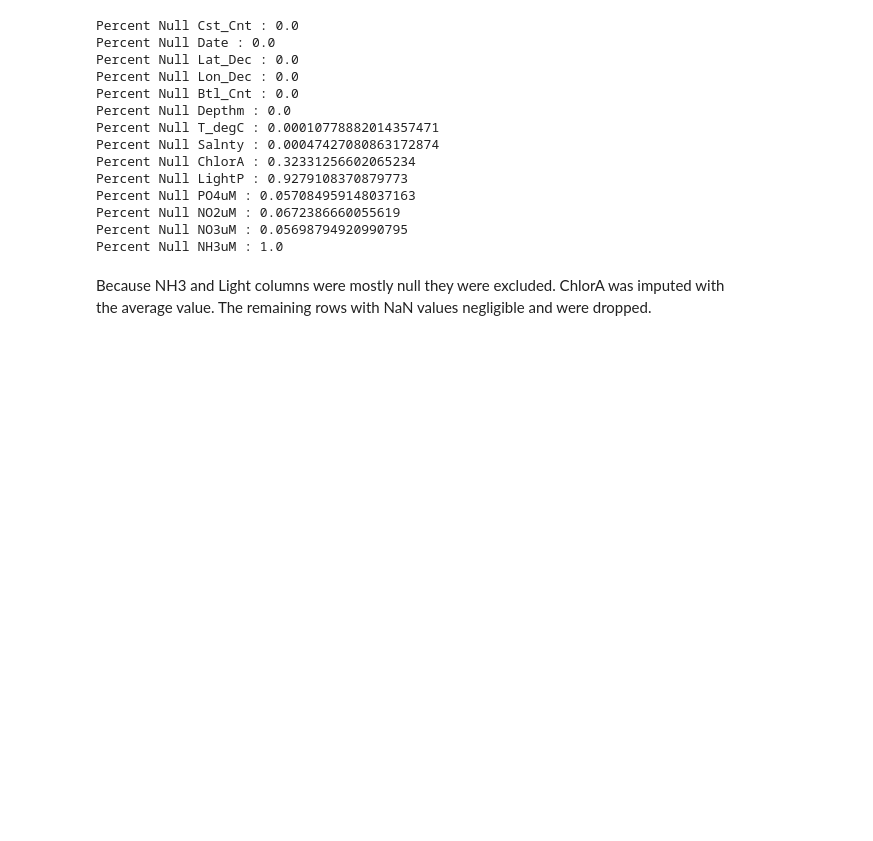
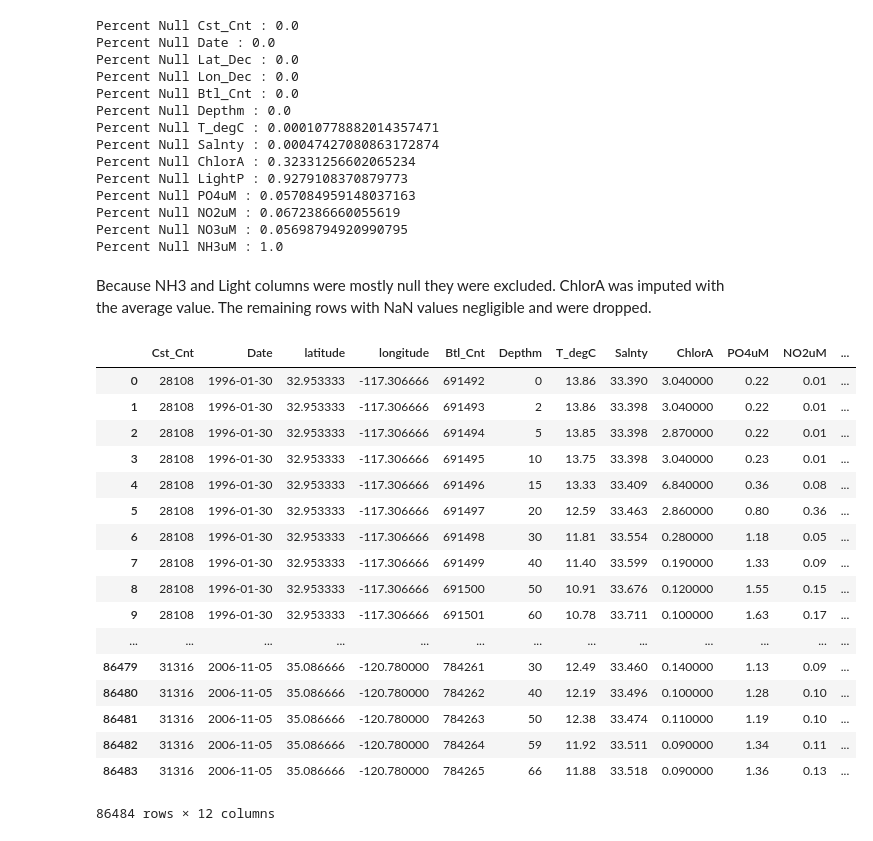
Before and after one commit to ChristianTaruc/CalCOFI-Hackathon, a Jupyter notebook: Data_editing.ipynb, the cells around one changed output. Cells and saved outputs as stored; diff of their text form; code cells hidden in the pictures; blank space fills up the shorter version.

```diff
--- a/Data_editing.ipynb
+++ b/Data_editing.ipynb
@@ -115,0 +116,23 @@ cst_b.rename(columns = {'Lat_Dec': 'latitude', 'Lon_Dec':'longitude'}).to_csv('D
+# %%
+cst_b = pd.read_csv('Datasets/processed/cst_btl_FinalDataset.csv')
+# %%
+cst_b
+# %% [output]
+|  | Cst_Cnt | Date | latitude | longitude | Btl_Cnt | Depthm | T_degC | Salnty | ChlorA | PO4uM | NO2uM | ... |
+| 0 | 28108 | 1996-01-30 | 32.953333 | -117.306666 | 691492 | 0 | 13.86 | 33.390 | 3.040000 | 0.22 | 0.01 | ... |
+| 1 | 28108 | 1996-01-30 | 32.953333 | -117.306666 | 691493 | 2 | 13.86 | 33.398 | 3.040000 | 0.22 | 0.01 | ... |
+| 2 | 28108 | 1996-01-30 | 32.953333 | -117.306666 | 691494 | 5 | 13.85 | 33.398 | 2.870000 | 0.22 | 0.01 | ... |
+| 3 | 28108 | 1996-01-30 | 32.953333 | -117.306666 | 691495 | 10 | 13.75 | 33.398 | 3.040000 | 0.23 | 0.01 | ... |
+| 4 | 28108 | 1996-01-30 | 32.953333 | -117.306666 | 691496 | 15 | 13.33 | 33.409 | 6.840000 | 0.36 | 0.08 | ... |
+| 5 | 28108 | 1996-01-30 | 32.953333 | -117.306666 | 691497 | 20 | 12.59 | 33.463 | 2.860000 | 0.80 | 0.36 | ... |
+| 6 | 28108 | 1996-01-30 | 32.953333 | -117.306666 | 691498 | 30 | 11.81 | 33.554 | 0.280000 | 1.18 | 0.05 | ... |
+| 7 | 28108 | 1996-01-30 | 32.953333 | -117.306666 | 691499 | 40 | 11.40 | 33.599 | 0.190000 | 1.33 | 0.09 | ... |
+| 8 | 28108 | 1996-01-30 | 32.953333 | -117.306666 | 691500 | 50 | 10.91 | 33.676 | 0.120000 | 1.55 | 0.15 | ... |
+| 9 | 28108 | 1996-01-30 | 32.953333 | -117.306666 | 691501 | 60 | 10.78 | 33.711 | 0.100000 | 1.63 | 0.17 | ... |
+| ... | ... | ... | ... | ... | ... | ... | ... | ... | ... | ... | ... | ... |
+| 86479 | 31316 | 2006-11-05 | 35.086666 | -120.780000 | 784261 | 30 | 12.49 | 33.460 | 0.140000 | 1.13 | 0.09 | ... |
+| 86480 | 31316 | 2006-11-05 | 35.086666 | -120.780000 | 784262 | 40 | 12.19 | 33.496 | 0.100000 | 1.28 | 0.10 | ... |
+| 86481 | 31316 | 2006-11-05 | 35.086666 | -120.780000 | 784263 | 50 | 12.38 | 33.474 | 0.110000 | 1.19 | 0.10 | ... |
+| 86482 | 31316 | 2006-11-05 | 35.086666 | -120.780000 | 784264 | 59 | 11.92 | 33.511 | 0.090000 | 1.34 | 0.11 | ... |
+| 86483 | 31316 | 2006-11-05 | 35.086666 | -120.780000 | 784265 | 66 | 11.88 | 33.518 | 0.090000 | 1.36 | 0.13 | ... |
+86484 rows × 12 columns
```
Also changed, not shown: parts of 1 cell of this notebook, 1 other file.
